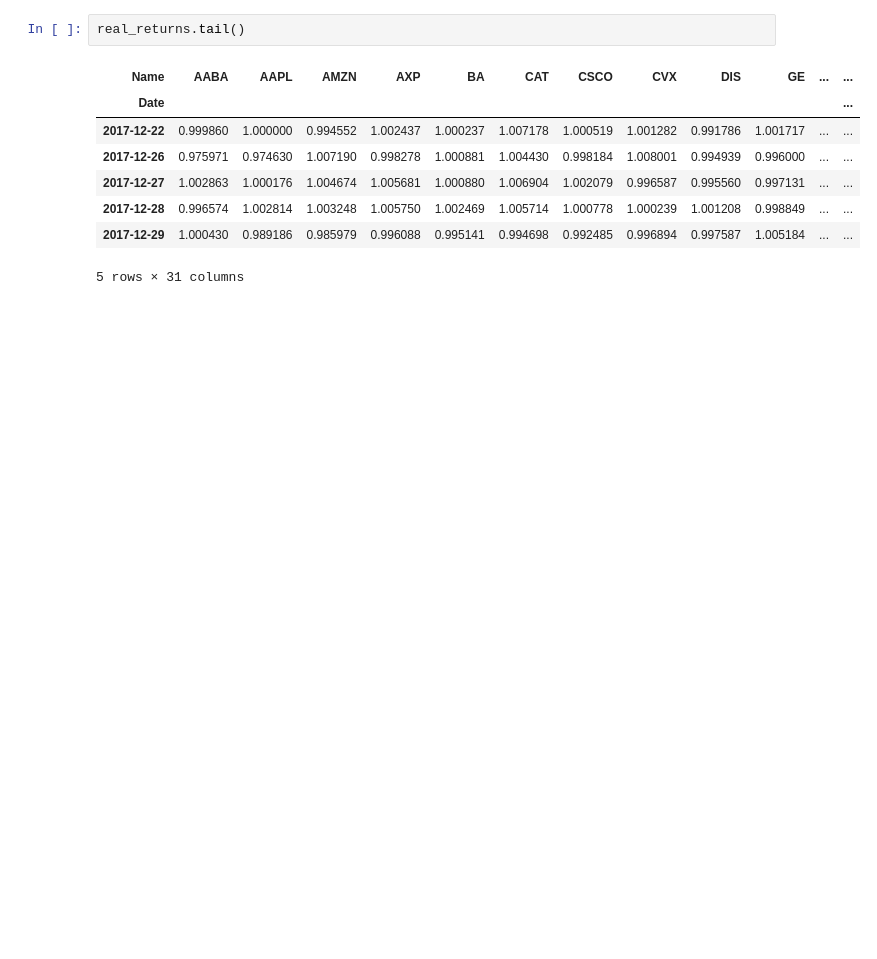
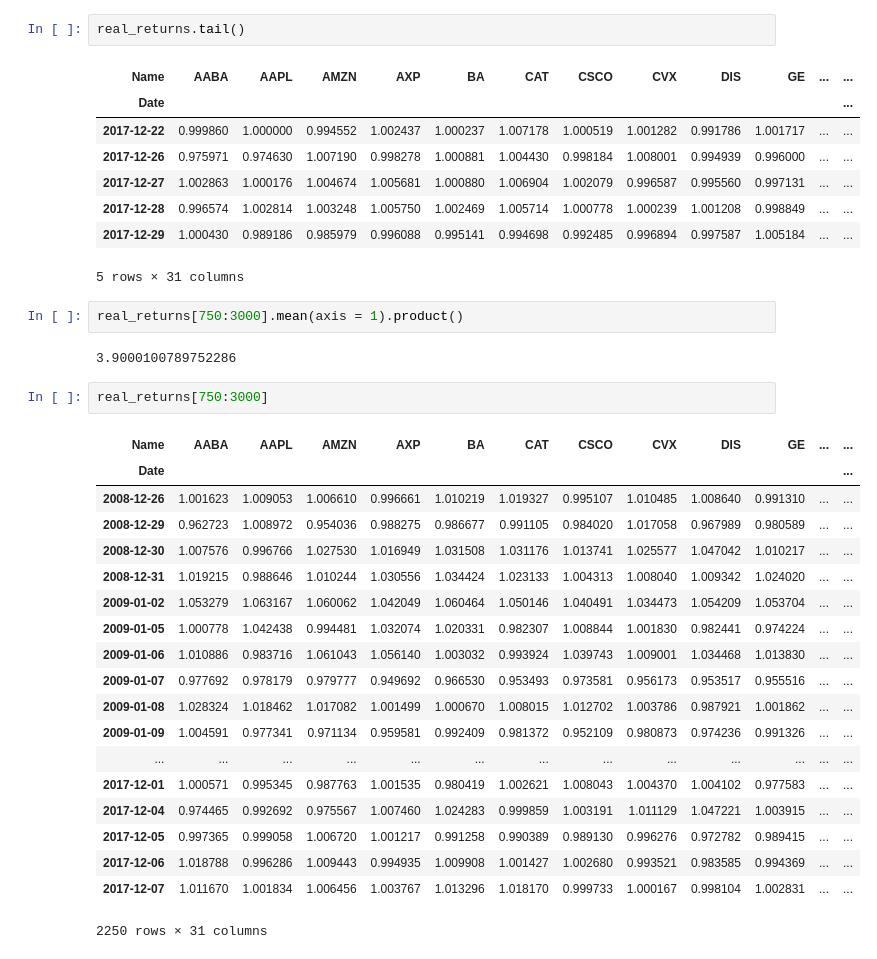
Before and after one commit to tqa236/LSTM_algo_trading, a Jupyter notebook: notebook/[Official] Trading Algorithm.ipynb, the cells around one changed output. Drawn from its saved outputs; the diff is of its cells as text; blank space fills up the shorter version.

```diff
--- a/notebook/[Official] Trading Algorithm.ipynb
+++ b/notebook/[Official] Trading Algorithm.ipynb
@@ -115,3 +115,29 @@ real_returns.tail()
 | 2017-12-28 | 0.996574 | 1.002814 | 1.003248 | 1.005750 | 1.002469 | 1.005714 | 1.000778 | 1.000239 | 1.001208 | 0.998849 | ... | ... |
 | 2017-12-29 | 1.000430 | 0.989186 | 0.985979 | 0.996088 | 0.995141 | 0.994698 | 0.992485 | 0.996894 | 0.997587 | 1.005184 | ... | ... |
 5 rows × 31 columns
+# %%
+real_returns[750:3000].mean(axis = 1).product()
+# %% [output]
+3.9000100789752286
+# %%
+real_returns[750:3000]
+# %% [output]
+| Name | AABA | AAPL | AMZN | AXP | BA | CAT | CSCO | CVX | DIS | GE | ... | ... |
+| Date |  |  |  |  |  |  |  |  |  |  |  | ... |
+| 2008-12-26 | 1.001623 | 1.009053 | 1.006610 | 0.996661 | 1.010219 | 1.019327 | 0.995107 | 1.010485 | 1.008640 | 0.991310 | ... | ... |
+| 2008-12-29 | 0.962723 | 1.008972 | 0.954036 | 0.988275 | 0.986677 | 0.991105 | 0.984020 | 1.017058 | 0.967989 | 0.980589 | ... | ... |
+| 2008-12-30 | 1.007576 | 0.996766 | 1.027530 | 1.016949 | 1.031508 | 1.031176 | 1.013741 | 1.025577 | 1.047042 | 1.010217 | ... | ... |
+| 2008-12-31 | 1.019215 | 0.988646 | 1.010244 | 1.030556 | 1.034424 | 1.023133 | 1.004313 | 1.008040 | 1.009342 | 1.024020 | ... | ... |
+| 2009-01-02 | 1.053279 | 1.063167 | 1.060062 | 1.042049 | 1.060464 | 1.050146 | 1.040491 | 1.034473 | 1.054209 | 1.053704 | ... | ... |
+| 2009-01-05 | 1.000778 | 1.042438 | 0.994481 | 1.032074 | 1.020331 | 0.982307 | 1.008844 | 1.001830 | 0.982441 | 0.974224 | ... | ... |
+| 2009-01-06 | 1.010886 | 0.983716 | 1.061043 | 1.056140 | 1.003032 | 0.993924 | 1.039743 | 1.009001 | 1.034468 | 1.013830 | ... | ... |
+| 2009-01-07 | 0.977692 | 0.978179 | 0.979777 | 0.949692 | 0.966530 | 0.953493 | 0.973581 | 0.956173 | 0.953517 | 0.955516 | ... | ... |
+| 2009-01-08 | 1.028324 | 1.018462 | 1.017082 | 1.001499 | 1.000670 | 1.008015 | 1.012702 | 1.003786 | 0.987921 | 1.001862 | ... | ... |
+| 2009-01-09 | 1.004591 | 0.977341 | 0.971134 | 0.959581 | 0.992409 | 0.981372 | 0.952109 | 0.980873 | 0.974236 | 0.991326 | ... | ... |
+| ... | ... | ... | ... | ... | ... | ... | ... | ... | ... | ... | ... | ... |
+| 2017-12-01 | 1.000571 | 0.995345 | 0.987763 | 1.001535 | 0.980419 | 1.002621 | 1.008043 | 1.004370 | 1.004102 | 0.977583 | ... | ... |
+| 2017-12-04 | 0.974465 | 0.992692 | 0.975567 | 1.007460 | 1.024283 | 0.999859 | 1.003191 | 1.011129 | 1.047221 | 1.003915 | ... | ... |
+| 2017-12-05 | 0.997365 | 0.999058 | 1.006720 | 1.001217 | 0.991258 | 0.990389 | 0.989130 | 0.996276 | 0.972782 | 0.989415 | ... | ... |
+| 2017-12-06 | 1.018788 | 0.996286 | 1.009443 | 0.994935 | 1.009908 | 1.001427 | 1.002680 | 0.993521 | 0.983585 | 0.994369 | ... | ... |
+| 2017-12-07 | 1.011670 | 1.001834 | 1.006456 | 1.003767 | 1.013296 | 1.018170 | 0.999733 | 1.000167 | 0.998104 | 1.002831 | ... | ... |
+2250 rows × 31 columns
```
Also changed, not shown: parts of 4 cells of this notebook, 8 other files.
